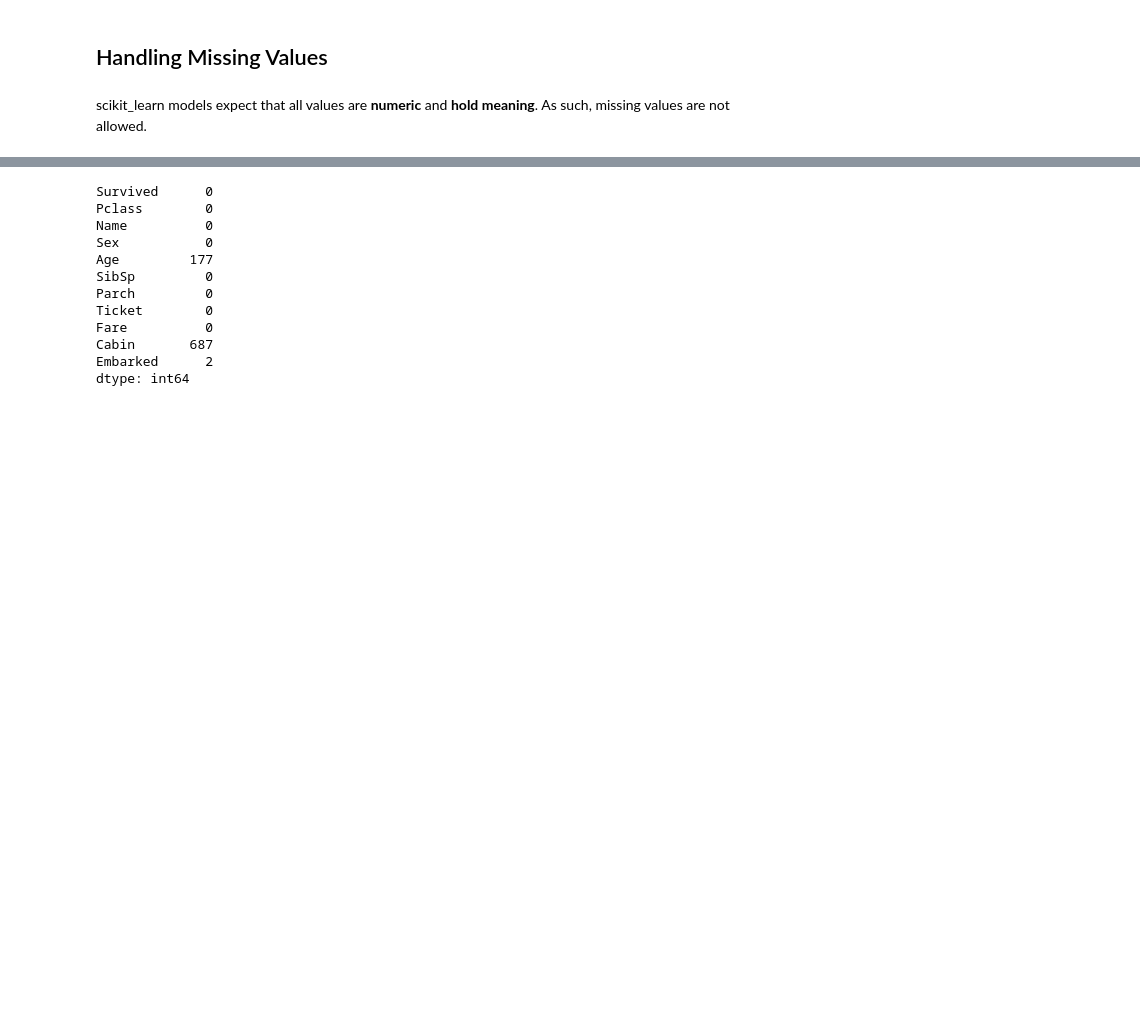
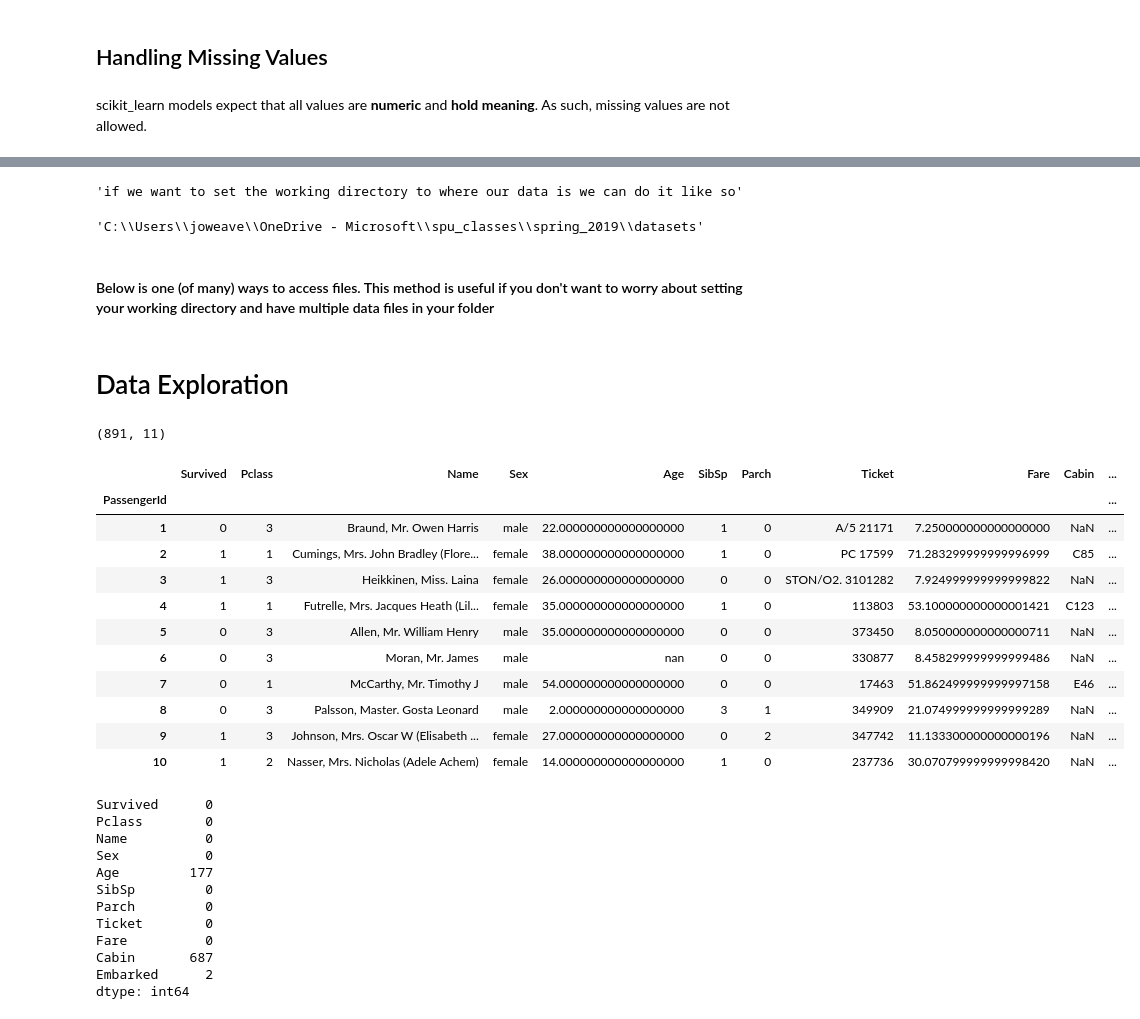
Before and after one commit to jdweaver/code_alongs, a Jupyter notebook: Data Preparation, Bias Variance Tradeoff, Model Evaluation in Python.ipynb, the cells around one changed output, grey strips where cells are left out. Drawn from its saved outputs; the diff is of its cells as text; code cells hidden in the pictures; blank space fills up the shorter version.

```diff
--- a/Data Preparation, Bias Variance Tradeoff, Model Evaluation in Python.ipynb
+++ b/Data Preparation, Bias Variance Tradeoff, Model Evaluation in Python.ipynb
@@ -18,0 +9,20 @@ titanic = pd.read_csv(url, index_col='PassengerId')
+# %%
+import pandas as pd
+import numpy as np
+import seaborn as sns
+import matplotlib.style as style
+import os
+from sklearn import preprocessing
+
+#style.available get a list of avaialble styles, I'm selecting the five-thirty-eight style but you can choose whatever your heart desires :)
+style.use('fivethirtyeight')
+
+#lines below let allow multiple results from a line of code to be shown e.g. df.head() + df.columns
+from IPython.core.interactiveshell import InteractiveShell
+InteractiveShell.ast_node_interactivity = "all"
+
+#set this to ensure floats are not represented in scientific notation
+pd.set_option('display.float_format', lambda x: '%.18f' % x)
+
+#this allows plots to appear in the notebook
+%matplotlib inline
@@ -19,2 +34,39 @@ titanic = pd.read_csv(url, index_col='PassengerId')
+# %%
+'''if we want to set the working directory to where our data is we can do it like so'''
+os.chdir('C:\\Users\\joweave\\OneDrive - Microsoft\\spu_classes\\spring_2019\\datasets')
+os.getcwd() #now when we run this command we get the updated current working directory
+# %% [output]
+'if we want to set the working directory to where our data is we can do it like so'
+'C:\\Users\\joweave\\OneDrive - Microsoft\\spu_classes\\spring_2019\\datasets'
+# %% [markdown]
+#### Below is one (of many) ways to access files. This method is useful if you don't want to worry about setting your working directory and have multiple data files in your folder
+# %%
+path = 'C:\\Users\\joweave\\OneDrive - Microsoft\\spu_classes\\spring_2019\\datasets\\'
+url = path + 'titanic.csv'
+titanic = pd.read_csv(url, index_col='PassengerId')
+# %% [markdown]
+# Data Exploration
+# %%
+#check the number of columns and rows
+titanic.shape
+#there are 891 rows and 11 columns or variables
+# %% [output]
+(891, 11)
+# %%
+#view the first 10 rows of the dataframe
+titanic.head(10)
+# %% [output]
+|  | Survived | Pclass | Name | Sex | Age | SibSp | Parch | Ticket | Fare | Cabin | ... |
+| PassengerId |  |  |  |  |  |  |  |  |  |  | ... |
+| 1 | 0 | 3 | Braund, Mr. Owen Harris | male | 22.000000000000000000 | 1 | 0 | A/5 21171 | 7.250000000000000000 | NaN | ... |
+| 2 | 1 | 1 | Cumings, Mrs. John Bradley (Flore... | female | 38.000000000000000000 | 1 | 0 | PC 17599 | 71.283299999999996999 | C85 | ... |
+| 3 | 1 | 3 | Heikkinen, Miss. Laina | female | 26.000000000000000000 | 0 | 0 | STON/O2. 3101282 | 7.924999999999999822 | NaN | ... |
+| 4 | 1 | 1 | Futrelle, Mrs. Jacques Heath (Lil... | female | 35.000000000000000000 | 1 | 0 | 113803 | 53.100000000000001421 | C123 | ... |
+| 5 | 0 | 3 | Allen, Mr. William Henry | male | 35.000000000000000000 | 0 | 0 | 373450 | 8.050000000000000711 | NaN | ... |
+| 6 | 0 | 3 | Moran, Mr. James | male | nan | 0 | 0 | 330877 | 8.458299999999999486 | NaN | ... |
+| 7 | 0 | 1 | McCarthy, Mr. Timothy J | male | 54.000000000000000000 | 0 | 0 | 17463 | 51.862499999999997158 | E46 | ... |
+| 8 | 0 | 3 | Palsson, Master. Gosta Leonard | male | 2.000000000000000000 | 3 | 1 | 349909 | 21.074999999999999289 | NaN | ... |
+| 9 | 1 | 3 | Johnson, Mrs. Oscar W (Elisabeth ... | female | 27.000000000000000000 | 0 | 2 | 347742 | 11.133300000000000196 | NaN | ... |
+| 10 | 1 | 2 | Nasser, Mrs. Nicholas (Adele Achem) | female | 14.000000000000000000 | 1 | 0 | 237736 | 30.070799999999998420 | NaN | ... |
 # %%
 #check for missing vlaues
```
Also changed, not shown: parts of 17 cells of this notebook.
